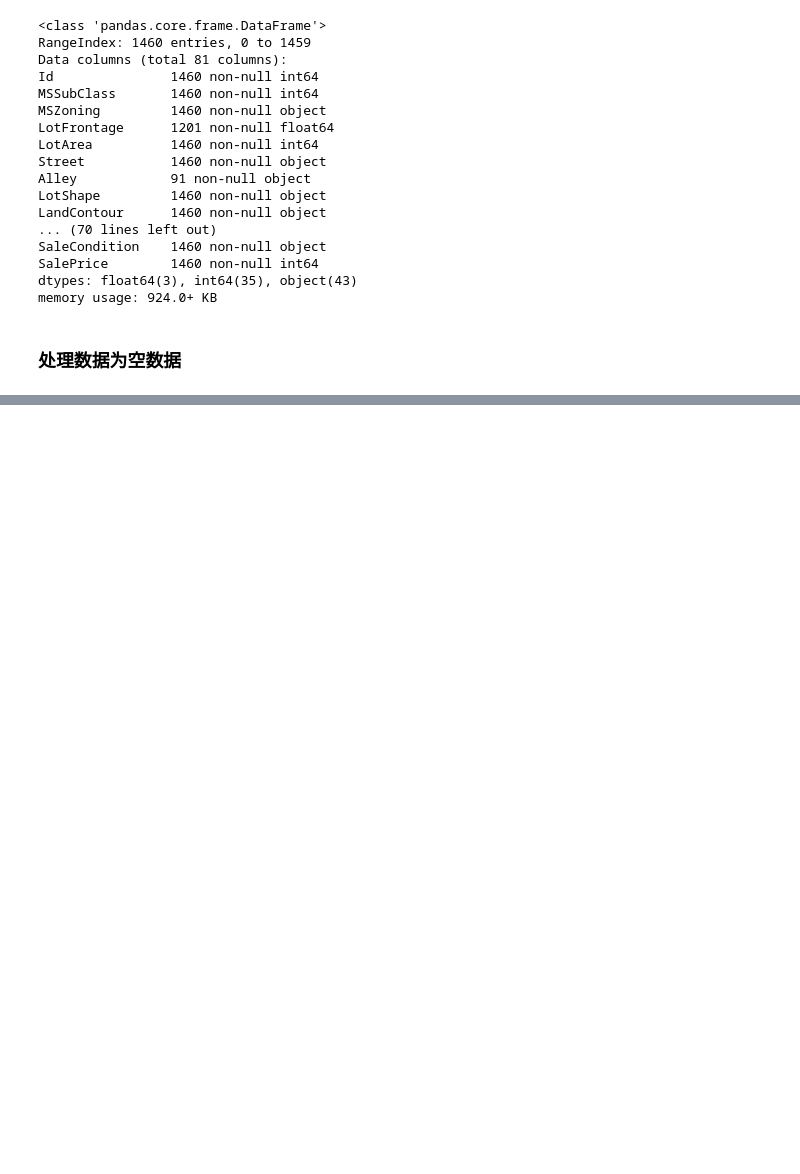
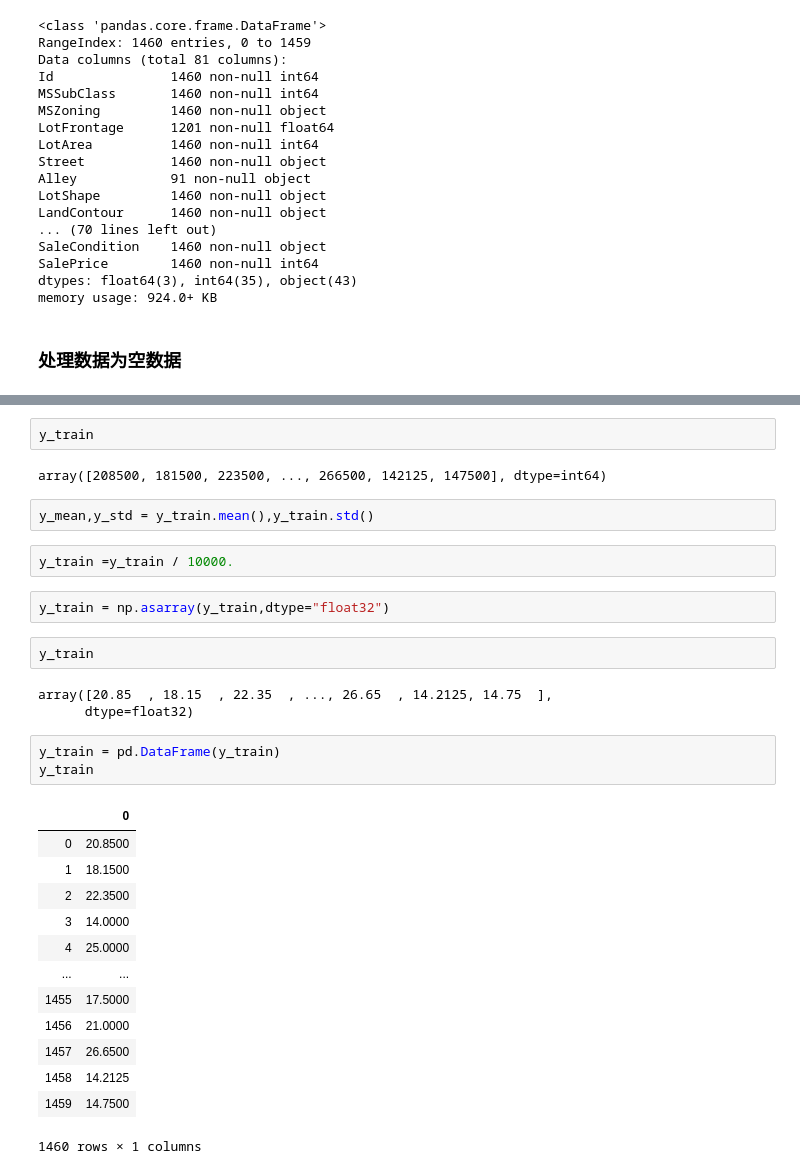
Before and after one commit to find-happiness/d2l-zh-tensorflow, a Jupyter notebook: code/chapter03/HousePrices.ipynb, the cells around one changed output, grey strips where cells are left out. Saved outputs shown, nothing was run; the diff lists cells and outputs as text; blank space fills up the shorter version.

```diff
--- a/code/chapter03/HousePrices.ipynb
+++ b/code/chapter03/HousePrices.ipynb
@@ -100,0 +108,32 @@ missing_data
+# %%
+y_train
+# %% [output]
+array([208500, 181500, 223500, ..., 266500, 142125, 147500], dtype=int64)
+# %%
+y_mean,y_std = y_train.mean(),y_train.std()
+# %%
+y_train =y_train / 10000.
+# %%
+y_train = np.asarray(y_train,dtype="float32")
+# %%
+y_train
+# %% [output]
+array([20.85  , 18.15  , 22.35  , ..., 26.65  , 14.2125, 14.75  ],
+      dtype=float32)
+# %%
+y_train = pd.DataFrame(y_train)
+y_train
+# %% [output]
+|  | 0 |
+| 0 | 20.8500 |
+| 1 | 18.1500 |
+| 2 | 22.3500 |
+| 3 | 14.0000 |
+| 4 | 25.0000 |
+| ... | ... |
+| 1455 | 17.5000 |
+| 1456 | 21.0000 |
+| 1457 | 26.6500 |
+| 1458 | 14.2125 |
+| 1459 | 14.7500 |
+1460 rows × 1 columns
```
Also changed, not shown: parts of 27 cells of this notebook, 1 other file.
